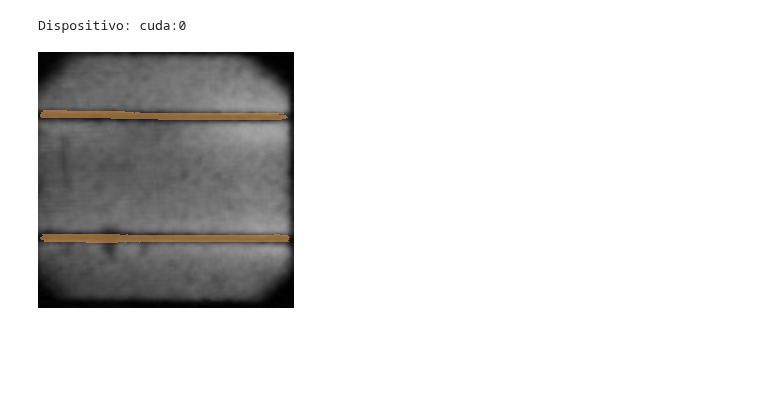
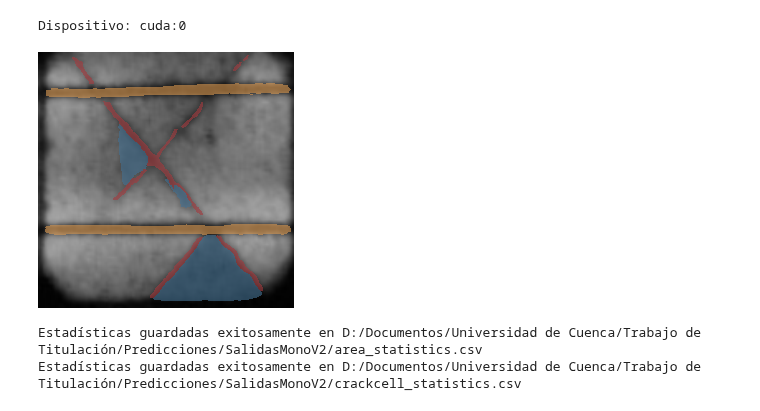
Before and after one commit to Franklingo13/PVDefectDetect, a Jupyter notebook: Predicciones/Predicciones.ipynb, the cells around one changed output. Drawn from its saved outputs; the diff is of its cells as text; code cells hidden in the pictures; blank space fills up the shorter version.

Commit message:
Se ordena de mejor forma las funciones para la generación del reporte

```diff
--- a/Predicciones/Predicciones.ipynb
+++ b/Predicciones/Predicciones.ipynb
@@ -194,10 +435,10 @@ masks = modelhandler.predict(save=True)
 # %% [output]
 Dispositivo: cuda:0
 # %%
-noCell = 25
+noCell = 27
 # Se obtienen las máscaras de las predicciones del modelo.
 masks_each = get_masks(masks)
 # Se dibujan las máscaras sobre las imágenes originales.
 draw_mask(images[noCell], masks_each[noCell])
 # %% [output]
-[figure, old version]
+[figure, new version]
@@ -403,10 +445,10 @@ def combine_panel_predictions(images, masks_each, cols=6, alpha=0.6):
 # %%
-# Creación de imagen de anotaciones `annImage` con las máscaras `crack` y `busbar` de las predicciones
+#
+# Creación de dataframes e imágenes para el reporte
 
-
-# Valores para las clases. 'background': 0, 'busbar': 10, 'crack': 100
+# Creación de imagen de anotaciones `annImage` con las máscaras `crack` y
+# `busbar` de las predicciones
 class_values = [0, 10, 100]
-
 for idx, mask in enumerate(masks_each):
     annImage = np.zeros(mask[0].shape, dtype=np.uint8)
     annImage[mask[0]] = class_values[1]  # busbar
@@ -420,11 +462,43 @@ for idx, mask in enumerate(masks_each):
 # Nombres de las clases
 class_names = ['busbar', 'crack', 'dark']
 # Número de clases en el conjunto de datos
-n_classes = 3  # Ajusta esto según tu conjunto de datos
+n_classes = 3
 
 # Generar la imagen del panel completo con las predicciones
 panel_prediction_img = combine_panel_predictions(images, masks_each, cols =6)
 
 # Mostrar o guardar la imagen del panel
-#panel_prediction_img.show()  # O puedes guardar la imagen en lugar de mostrarla
+#panel_prediction_img.show()
 panel_prediction_img.save(f'{out_path}/panel_predictions_mono.png')
+
+# Inicializar una lista para almacenar las estadísticas
+stats = []
+
+# Iterar sobre todas las imágenes y usar CrackCell para extraer las estadísticas
+for idx in range(len(masks_each)):
+    img_path = f'{out_path}/image/Image{idx}.png'
+    ann_path = f'{out_path}/ann/annImage{idx}.png'
+
+    # Generar estadísticas de CrackCell
+    stats.append(generate_crackcell_stats(img_path, ann_path, crack_inx=100, busbar_inx=10, busbar_num=2))
+
+
+# Convertir la lista de estadísticas en un DataFrame de pandas
+crackcell_stats = pd.DataFrame(stats)
+# Mostrar el DataFrame
+#print(crackcell_stats)
+area_statistics = generate_area_percentage_statistics(masks_each, class_names)
+
+# Guardar las estadísticas en un archivo CSV
+save_statistics(area_statistics, f'{out_path}/area_statistics.csv')
+save_statistics(crackcell_stats, f'{out_path}/crackcell_statistics.csv')
+
+# Generar y guardar los mapas de calor de las máscaras predichas
+save_heatmap_images(masks_each, out_path)
+
+# Generar la matriz de coocurrencia
+cooccurrence_matrix = generate_cooccurrence_matrix(masks_each, n_classes)
+plot_cooccurrence_matrix(cooccurrence_matrix, class_names, save_path=f'{out_path}/cooccurrence_matrix.png')
+# %% [output]
+Estadísticas guardadas exitosamente en D:/Documentos/Universidad de Cuenca/Trabajo de Titulación/Predicciones/SalidasMonoV2/area_statistics.csv
+Estadísticas guardadas exitosamente en D:/Documentos/Universidad de Cuenca/Trabajo de Titulación/Predicciones/SalidasMonoV2/crackcell_statistics.csv
```
Also changed, not shown: parts of 10 cells of this notebook.
